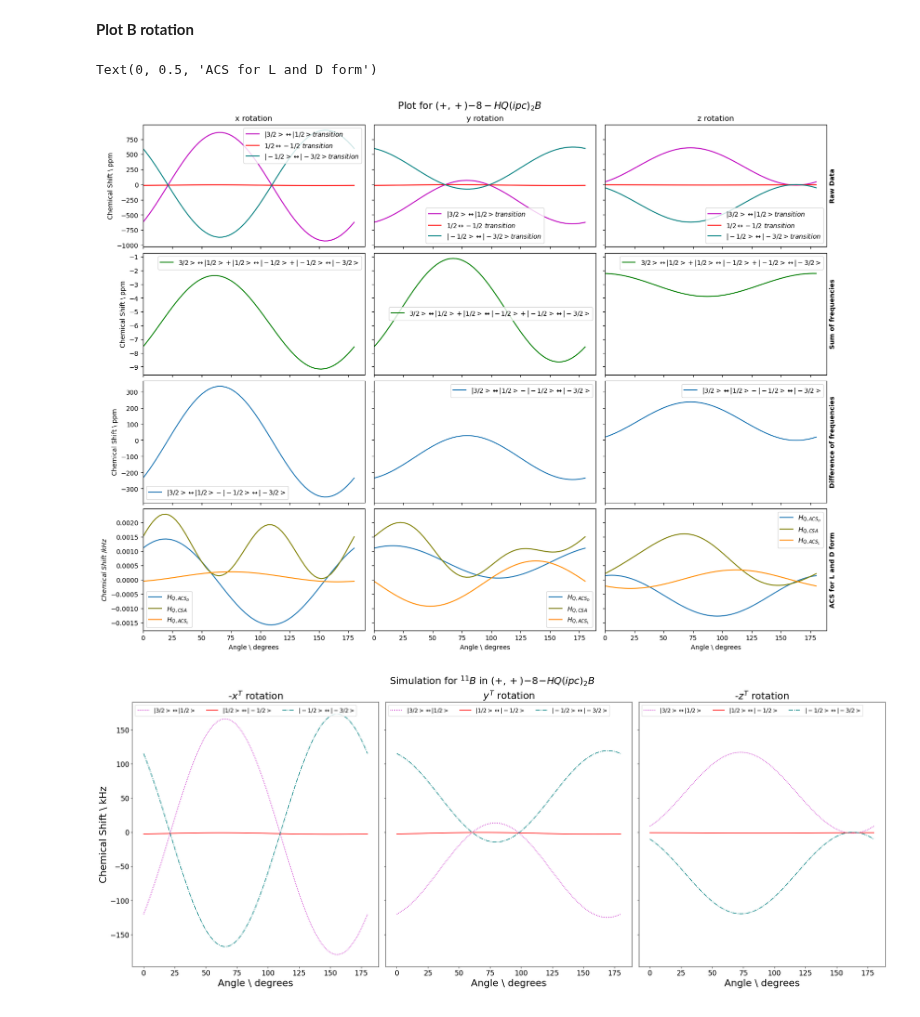
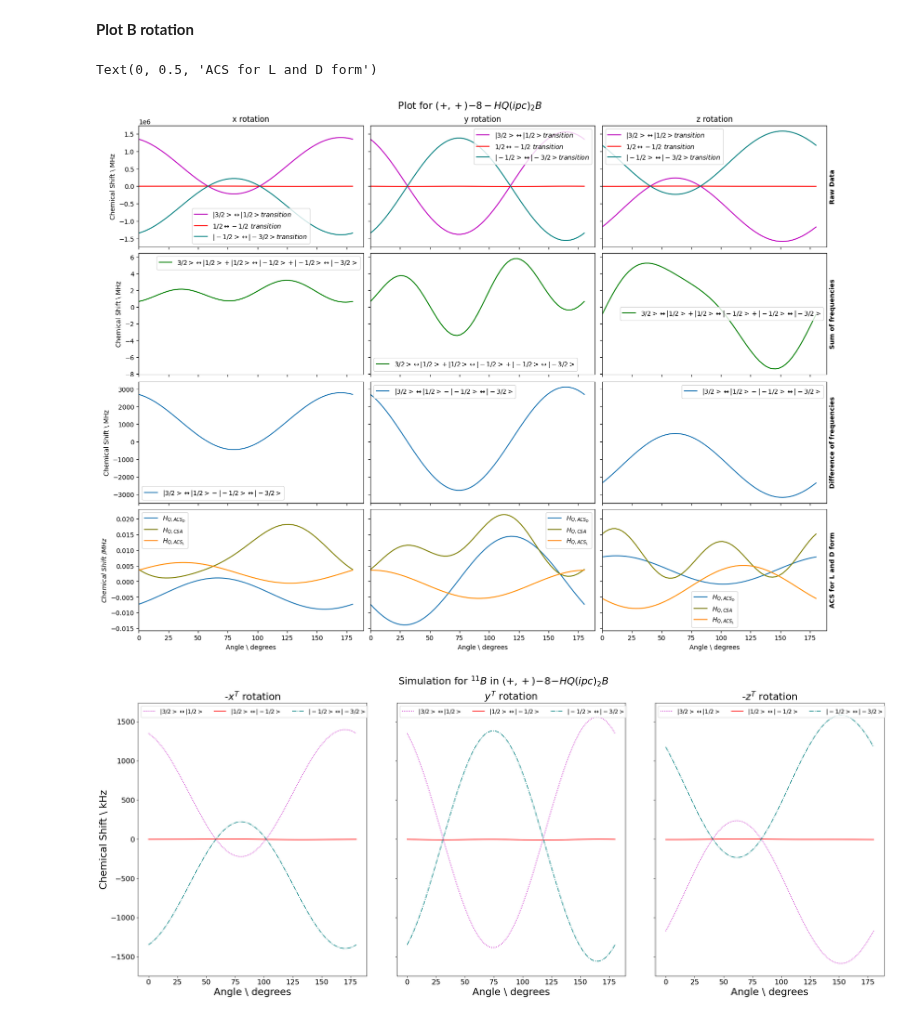
Before and after one commit to AstrobioShiva/Script_project, a Jupyter notebook: NMR_analysis/plot_NMR.ipynb, the cells around one changed output. Saved outputs shown, nothing was run; the diff lists cells and outputs as text; code cells hidden in the pictures.

```diff
--- a/NMR_analysis/plot_NMR.ipynb
+++ b/NMR_analysis/plot_NMR.ipynb
@@ -50,13 +48,13 @@ iminuit version: 2.17.0
 title = ['x rotation', 'y rotation', 'z rotation']
 dfs1 = [0]*len(title)
 dfs2 = [0]*len(title)
-file_path = ('/home/shiva/WMU/PhD/Scripts/phd_project/Python/NMR/Data_simulation/')
+file_path = ('/Users/shiva/Documents/Research/GitHub/Script_project/Data_simulation/')
 # for set_index in range(301, 3):  # Update the range to match the available data sets
 #     set_dfs = []  # List to store dataframes for the current set
 
 for i, orientation in enumerate(title):
-    file1 = f'{orientation}_set1_B.csv'       #Read file
-    file2 = f'{orientation}_set2_B.csv'
+    file1 = f'{orientation}_set1_B_eQ.csv'       #Read file
+    file2 = f'{orientation}_set2_B_eQ.csv'
     dfs1[i] = pd.read_csv(file_path+file1, index_col=0)
     dfs2[i] = pd.read_csv(file_path+file2, index_col=0)
     # file_name = f'{orientation}_set2_B11.csv'     Read file for other magnetic site
@@ -68,47 +66,47 @@ Fig, axes = plt.subplots(nrows=4, ncols=3,figsize=(16,12), sharex=True, sharey='
 Fig.suptitle(r' Plot for $(+,+){-}8-HQ(ipc)_2B$', fontsize=15)
 for  i, orientation in enumerate(title):
 
-    axes[i,0].set_ylabel('Chemical Shift \ ppm')
-    axes[i+1, 0].set_ylabel(r'$Chemical\ Shift\ /kHz$')
+    axes[i,0].set_ylabel('Chemical Shift \ MHz')
+    axes[i+1, 0].set_ylabel(r'$Chemical\ Shift\ /MHz$')
 
     axes[0,i].set_title(orientation)
-    axes[0,i].plot(dfs1[i].angle,dfs1[i].freq_3212/w0, '-m', label = r'$|3/2>\leftrightarrow|1/2> transition$') # frequency in kHz
-    axes[0,i].plot(dfs1[i].angle,dfs1[i].freq_1212/w0, '-r',label = r'$1/2\leftrightarrow-1/2\ transition$')
-    axes[0,i].plot(dfs1[i].angle,dfs1[i].freq_1232/w0, color = '#008080',label = r'$|-1/2>\leftrightarrow|-3/2> transition$')
+    axes[0,i].plot(dfs1[i].angle,dfs1[i].freq_3212, '-m', label = r'$|3/2>\leftrightarrow|1/2> transition$') # frequency in kHz
+    axes[0,i].plot(dfs1[i].angle,dfs1[i].freq_1212, '-r',label = r'$1/2\leftrightarrow-1/2\ transition$')
+    axes[0,i].plot(dfs1[i].angle,dfs1[i].freq_1232, color = '#008080',label = r'$|-1/2>\leftrightarrow|-3/2> transition$')
     axes[0,i].legend(loc='best')
     # axes[0,i].grid()
 
     axes[1,i].plot(dfs1[i].angle,dfs1[i].freq_sum/1000, '-g', label = r'$3/2>\leftrightarrow|1/2> + |1/2>\leftrightarrow|-1/2>+ |-1/2>\leftrightarrow|-3/2>$')
     axes[1,i].legend(loc='best')
     # axes[1,i].grid()
 
     axes[2,i].plot(dfs1[i].angle,dfs1[i].freq_diff/1000, '-', label = r'$|3/2>\leftrightarrow|1/2> - |-1/2>\leftrightarrow|-3/2>$')
     axes[2,i].set_xlim(left=0)
     axes[2,i].legend(loc='best')
     # axes[2,i].grid()
 
     axes[3,i].plot(dfs1[i].angle,dfs1[i].acs/1000, label = r'$H_{Q, ACS_D}$')
     axes[3,i].plot(dfs1[i].angle,dfs1[i].csa/1000, '-', color = 'olive',label = r'$H_{Q, CSA}$')
     # axes[3,i].plot(df[i].angle,df[i].acs + df[i].csa, label = r'$H_{Q, ACS} +H_{Q, CSA} $')
     axes[3,i].plot(dfs1[i].angle,dfs2[i].acs/1000,  '-', color='darkorange', label = r'$H_{Q, ACS_L}$')
     axes[3,i].set_xlabel('Angle \ degrees')
     axes[3,i].legend(loc='best')
     # axes[3,i].grid()
 
 axes[0,2].yaxis.set_label_position("right")
 axes[0,2].set_ylabel('Raw Data', fontweight='bold')
 
 axes[1,2].yaxis.set_label_position("right")
 axes[1,2].set_ylabel('Sum of frequencies', fontweight='bold')
 
 axes[2,2].yaxis.set_label_position("right")
 axes[2,2].set_ylabel('Difference of frequencies', fontweight='bold')
 
 axes[3,2].yaxis.set_label_position("right")
 axes[3,2].set_ylabel('ACS for L and D form', fontweight='bold')
 # %% [output]
 Text(0, 0.5, 'ACS for L and D form')
-[figure, old version]
+[figure, new version]
 # %%
 # Create 1 row with 3 columns
 fig, axes = plt.subplots(nrows=1, ncols=3, figsize=(25, 10), sharex=True, sharey=True, constrained_layout=True)
@@ -131,7 +129,7 @@ axes[0].tick_params(axis='y', labelsize=16)
 axes[2].yaxis.set_label_position("right")
 # axes[2].set_ylabel('Raw Data', fontweight='bold', fontsize = 16)
 
-plt.savefig('/home/shiva/WMU/PhD/Scripts/phd_project/Python/NMR/NMR_analysis/plots_experiment/DHQ_simulation.png', dpi = 150 ,bbox_inches='tight')
+# plt.savefig('/Users/shiva/Documents/Research/GitHub/Script_project/NMR_analysis/plots_experiment/DHQ_simulation2.png', dpi = 150 ,bbox_inches='tight')
 plt.show()
 # %% [output]
-[figure, old version]
+[figure, new version]
```
Also changed, not shown: parts of 8 cells of this notebook, 3 other files.
